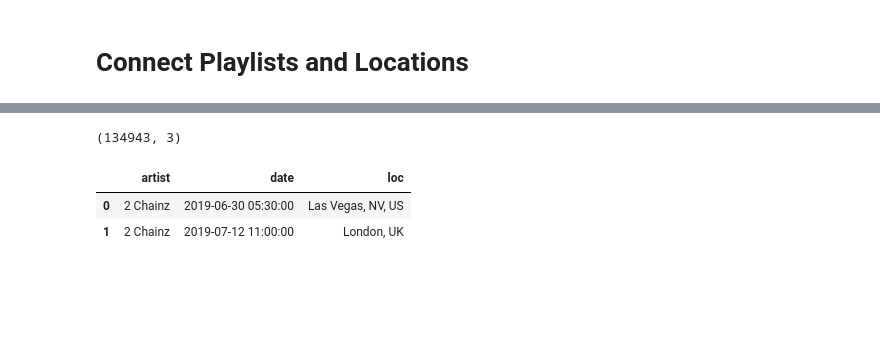
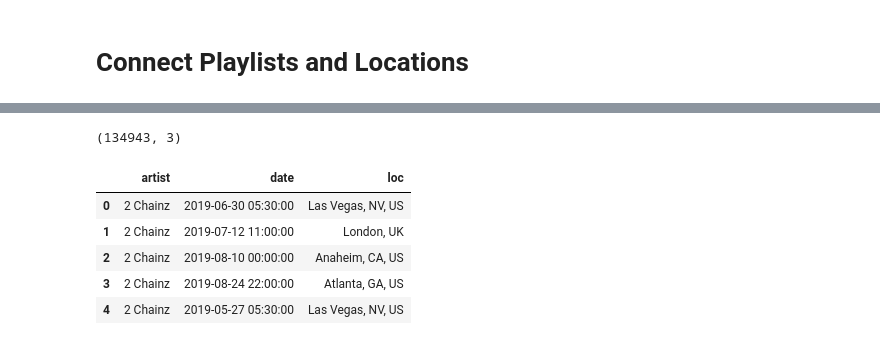
Before and after one commit to Patrickbfuller/solve_music_probs, a Jupyter notebook: playlists_shows_double_nn.ipynb, the cells around one changed output, grey strips where cells are left out. Cells and saved outputs as stored; diff of their text form; code cells hidden in the pictures; blank space fills up the shorter version.

```diff
--- a/playlists_shows_double_nn.ipynb
+++ b/playlists_shows_double_nn.ipynb
@@ -9,9 +17,12 @@ import pandas as pd
 df = pd.read_json('artists_shows.json', lines=True)
 # %%
 print(df.shape)
-df.head(2)
+df.head()
 # %% [output]
 (134943, 3)
 |  | artist | date | loc |
 | 0 | 2 Chainz | 2019-06-30 05:30:00 | Las Vegas, NV, US |
 | 1 | 2 Chainz | 2019-07-12 11:00:00 | London, UK |
+| 2 | 2 Chainz | 2019-08-10 00:00:00 | Anaheim, CA, US |
+| 3 | 2 Chainz | 2019-08-24 22:00:00 | Atlanta, GA, US |
+| 4 | 2 Chainz | 2019-05-27 05:30:00 | Las Vegas, NV, US |
```
Also changed, not shown: parts of 13 cells of this notebook, 2 other files.
